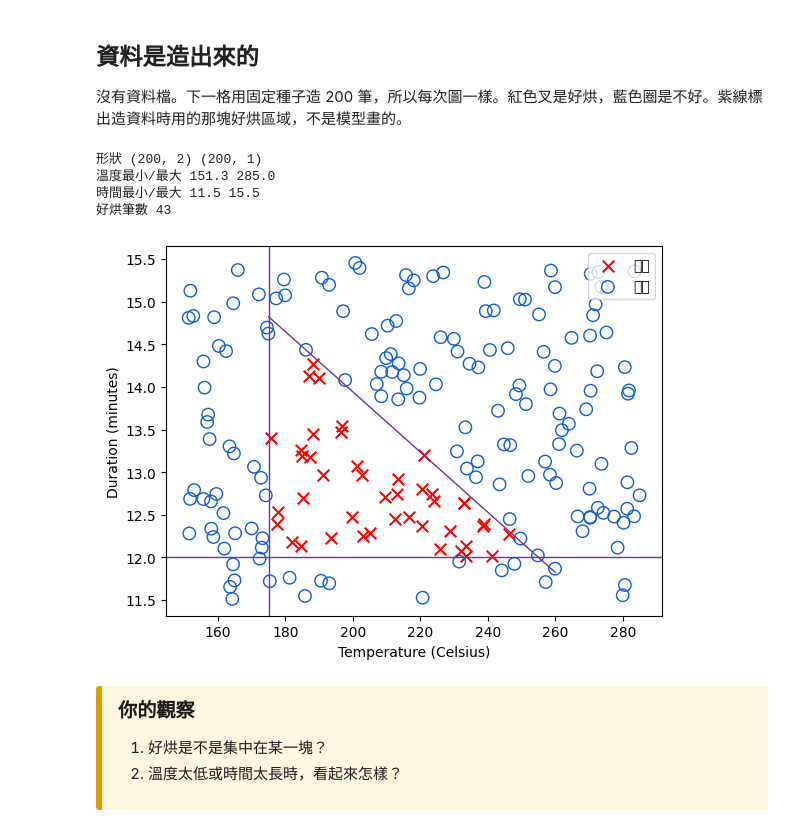
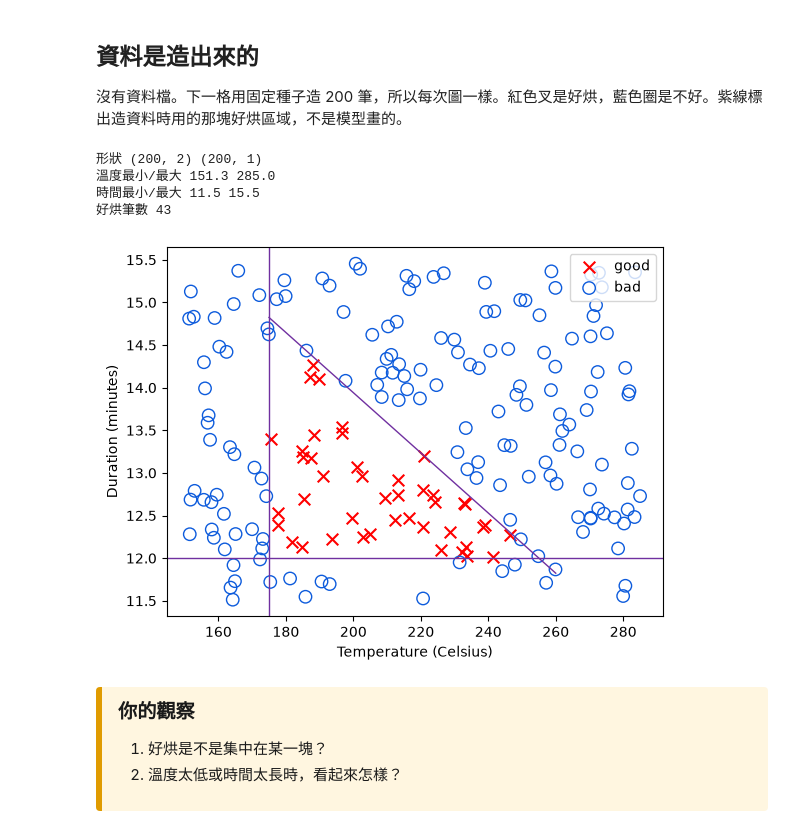
Before and after one commit to mz038197/Machine-Learning-Lab, a Jupyter notebook: neural-networks/src/add_neural_networks/experiment/神經網路.ipynb, the cells around one changed output. Drawn from its saved outputs; the diff is of its cells as text; code cells hidden in the pictures.

```diff
--- a/neural-networks/src/add_neural_networks/experiment/神經網路.ipynb
+++ b/neural-networks/src/add_neural_networks/experiment/神經網路.ipynb
@@ -24,9 +24,6 @@
 # %%
 import numpy as np
 import matplotlib.pyplot as plt
-
-plt.rcParams["font.sans-serif"] = ["Microsoft JhengHei", "Noto Sans TC", "Microsoft YaHei"]
-plt.rcParams["axes.unicode_minus"] = False
 
 import tensorflow as tf
 
@@ -49,36 +46,36 @@ def load_coffee_data():
             and 12 < duration < 15
             and duration <= limit
         )
         Y[i] = 1 if good else 0
     return X, Y.reshape(-1, 1)
 
 def draw_good_region(ax):
     temperature = np.linspace(175, 260, 50)
     ax.plot(temperature, (-3 / 85) * temperature + 21, color="#7030A0", linewidth=1)
     ax.axhline(12, color="#7030A0", linewidth=1)
     ax.axvline(175, color="#7030A0", linewidth=1)
 
 X, Y = load_coffee_data()
 print("形狀", X.shape, Y.shape)
 print("溫度最小/最大", round(float(X[:, 0].min()), 1), round(float(X[:, 0].max()), 1))
 print("時間最小/最大", round(float(X[:, 1].min()), 1), round(float(X[:, 1].max()), 1))
 print("好烘筆數", int(Y.sum()))
 
 good = Y.reshape(-1) == 1
 fig, ax = plt.subplots()
-ax.scatter(X[good, 0], X[good, 1], marker="x", c="red", s=70, label="好烘")
-ax.scatter(X[~good, 0], X[~good, 1], marker="o", facecolors="none", edgecolors="#0D5BDC", s=80, label="不好")
+ax.scatter(X[good, 0], X[good, 1], marker="x", c="red", s=70, label="good")
+ax.scatter(X[~good, 0], X[~good, 1], marker="o", facecolors="none", edgecolors="#0D5BDC", s=80, label="bad")
 draw_good_region(ax)
 ax.set_xlabel("Temperature (Celsius)")
 ax.set_ylabel("Duration (minutes)")
 ax.legend(loc="upper right")
 plt.show()
 # %% [output]
 形狀 (200, 2) (200, 1)
 溫度最小/最大 151.3 285.0
 時間最小/最大 11.5 15.5
 好烘筆數 43
-[figure, old version]
+[figure, new version]
 # %% [markdown]
 <div style="background:#fff6e0;border-left:6px solid #e09b00;padding:12px 16px;border-radius:4px;color:#1a1a1a;">
 
```
Also changed, not shown: parts of 1 cell of this notebook, 5 other files.
